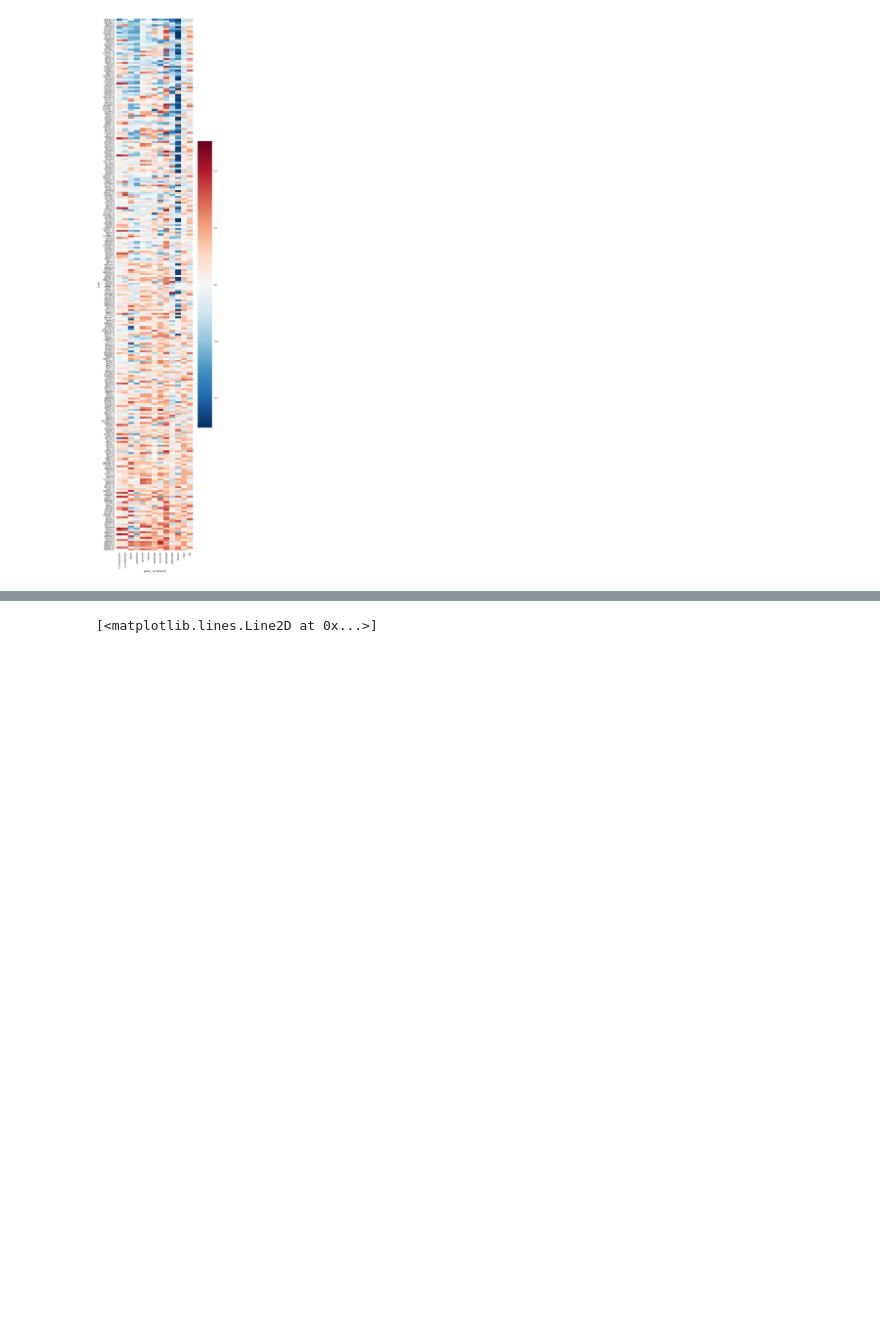
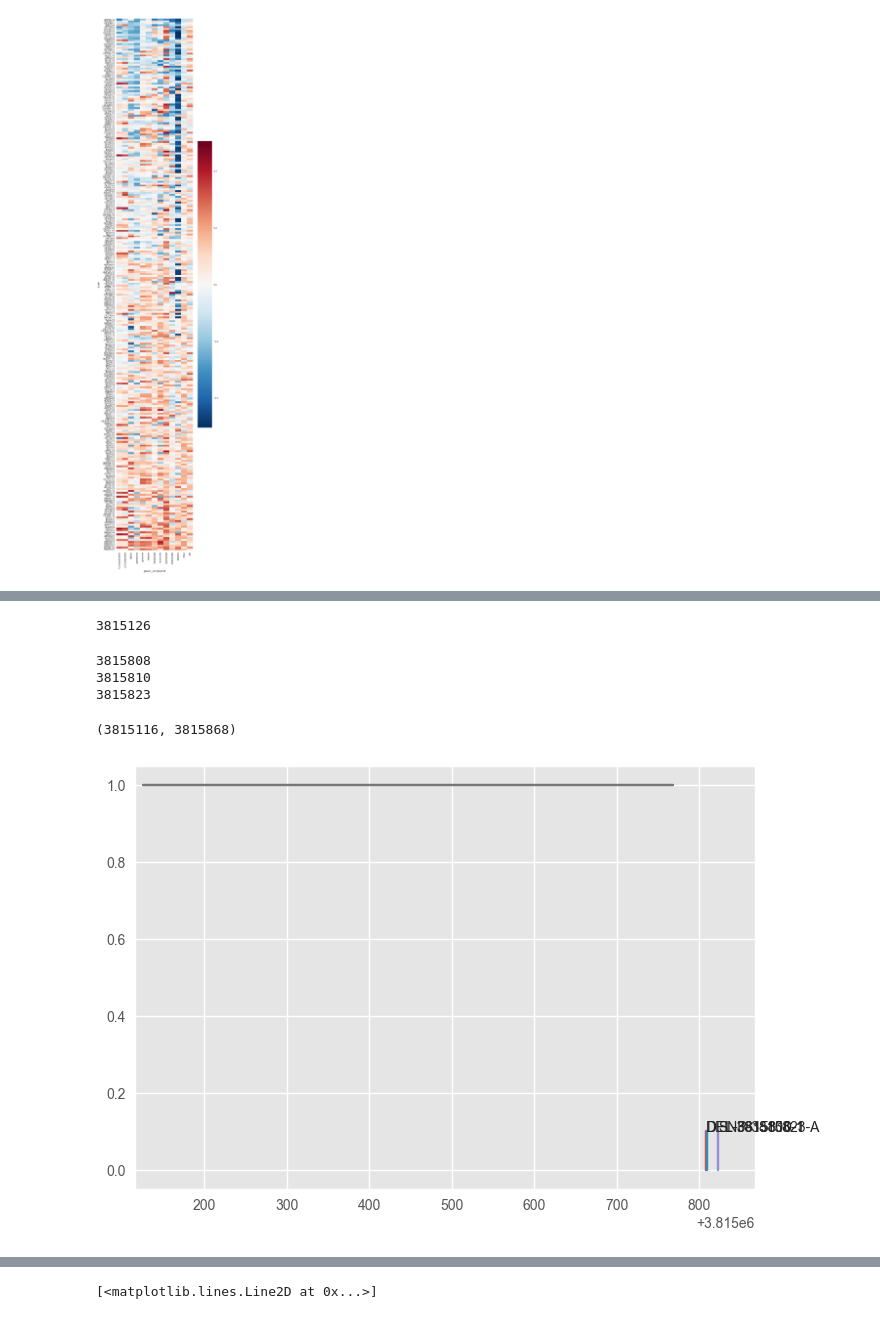
Before and after one commit to biosustain/chemical-tolerance-supplementary, a Jupyter notebook: Notebooks/Broad tolerance - Not in supplementary.ipynb, the cells around one changed output, grey strips where cells are left out. Saved outputs shown, nothing was run; the diff lists cells and outputs as text; code cells hidden in the pictures; blank space fills up the shorter version.

```diff
--- a/Notebooks/Broad tolerance - Not in supplementary.ipynb
+++ b/Notebooks/Broad tolerance - Not in supplementary.ipynb
@@ -8,3 +10,5 @@ from scipy import stats
+# %%
+genome = SeqIO.read("../Data/Mutation_data/MG1655.gb", "genbank")
 # %%
 %matplotlib inline
 # %%
@@ -103,0 +220,5 @@ plt.ylabel("Relative broad tolerance")
+# %%
+cds_list = [f for f in genome.features if f.type == "CDS"]
+feat_pyrE = [f for f in cds_list if f.qualifiers["gene"][0] == "pyrE"]
+assert(len(feat_pyrE) == 1)
+feat_pyrE = feat_pyrE[0]
@@ -103,0 +246,22 @@ plt.ylabel("Relative broad tolerance")
+# %%
+int(feat_pyrE.location.start)
+# %% [output]
+3815126
+# %%
+start = int(feat_pyrE.location.start)
+stop = start + len(feat_pyrE)
+
+for m in [m for m, gs in muts_to_genes.items() if "pyrE" in gs and not m.startswith("DUP") and m in muts_to_strains]:
+    pos = int(m.split("-")[1])
+    plt.plot([pos, pos], [0, 0.1],)
+    plt.text(pos, 0.1, m)
+    print(pos)
+plt.plot([start, stop], [1, 1])
+plt.plot(0, 0)
+plt.xlim([start-10, stop+100])
+# %% [output]
+3815808
+3815810
+3815823
+(3815116, 3815868)
+[figure, added]
```
Also changed, not shown: parts of 59 cells of this notebook, 11 other files.
